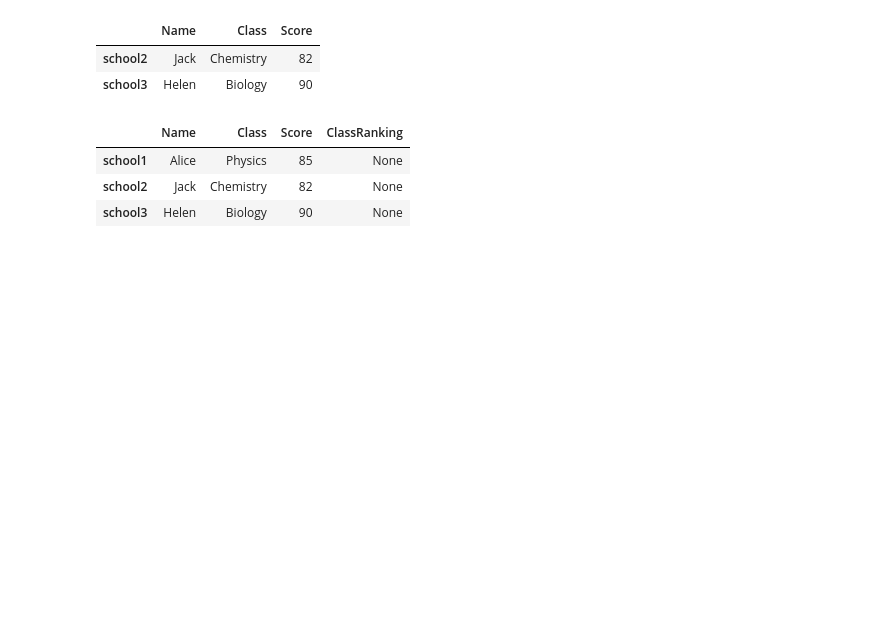
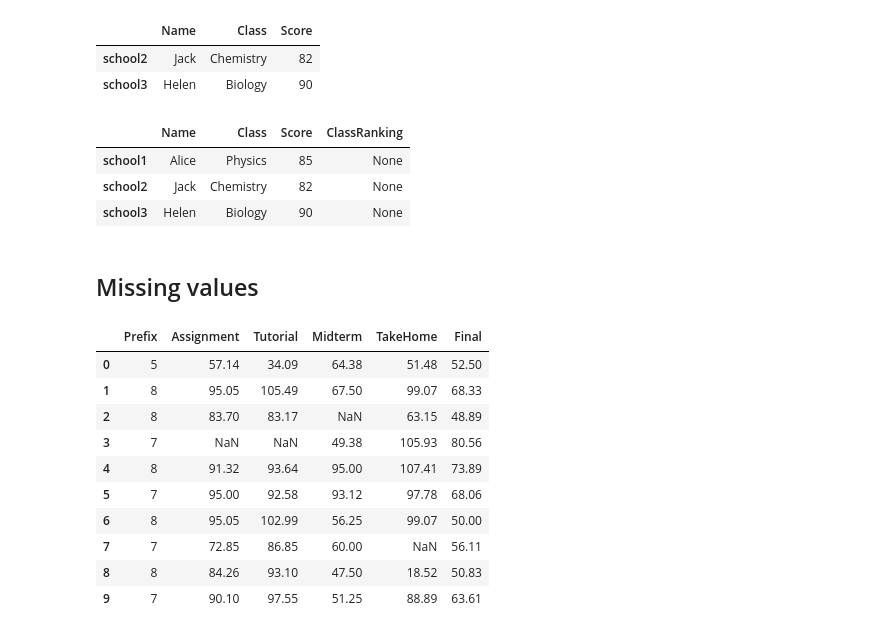
Before and after one commit to karim-mttk/DataScienceEssentials, a Jupyter notebook: Introduction_to_Data_Analysis_with_Python/PandasDataFrame.ipynb, the cells around one changed output. Drawn from its saved outputs; the diff is of its cells as text; code cells hidden in the pictures; blank space fills up the shorter version.

```diff
--- a/Introduction_to_Data_Analysis_with_Python/PandasDataFrame.ipynb
+++ b/Introduction_to_Data_Analysis_with_Python/PandasDataFrame.ipynb
@@ -52,3 +52,20 @@ df
 | school1 | Alice | Physics | 85 | None |
 | school2 | Jack | Chemistry | 82 | None |
 | school3 | Helen | Biology | 90 | None |
+# %% [markdown]
+## Missing values
+# %%
+df = pd.read_csv('datasets/class_grades.csv')
+df.head(10)
+# %% [output]
+|  | Prefix | Assignment | Tutorial | Midterm | TakeHome | Final |
+| 0 | 5 | 57.14 | 34.09 | 64.38 | 51.48 | 52.50 |
+| 1 | 8 | 95.05 | 105.49 | 67.50 | 99.07 | 68.33 |
+| 2 | 8 | 83.70 | 83.17 | NaN | 63.15 | 48.89 |
+| 3 | 7 | NaN | NaN | 49.38 | 105.93 | 80.56 |
+| 4 | 8 | 91.32 | 93.64 | 95.00 | 107.41 | 73.89 |
+| 5 | 7 | 95.00 | 92.58 | 93.12 | 97.78 | 68.06 |
+| 6 | 8 | 95.05 | 102.99 | 56.25 | 99.07 | 50.00 |
+| 7 | 7 | 72.85 | 86.85 | 60.00 | NaN | 56.11 |
+| 8 | 8 | 84.26 | 93.10 | 47.50 | 18.52 | 50.83 |
+| 9 | 7 | 90.10 | 97.55 | 51.25 | 88.89 | 63.61 |
```
Also changed, not shown: parts of 7 cells of this notebook, 2 other files.
